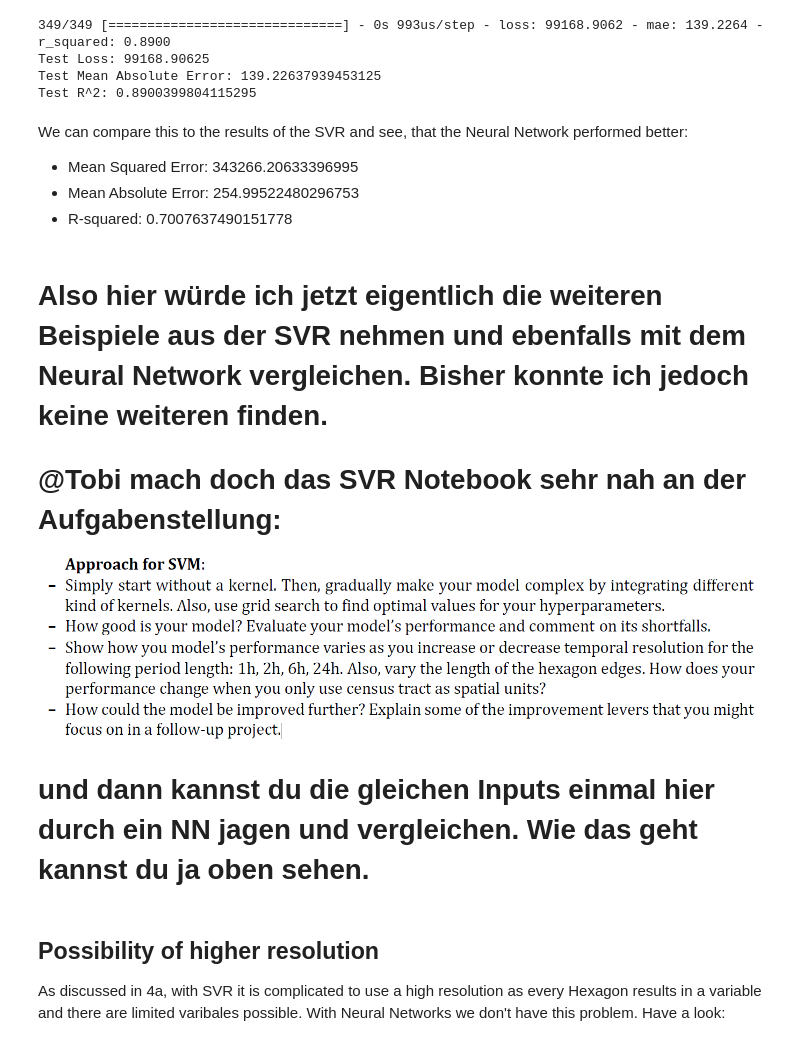
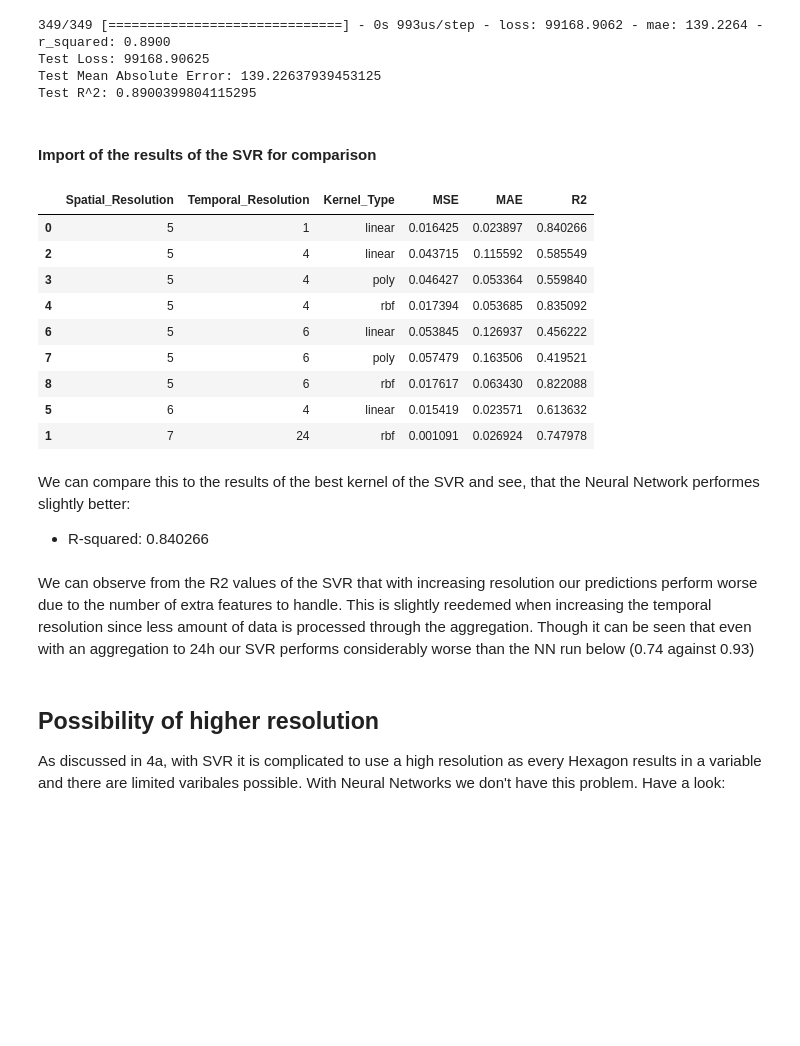
Before and after one commit to lniggemann/AAA_2023, a Jupyter notebook: 04b_NN.ipynb, the cells around one changed output. Drawn from its saved outputs; the diff is of its cells as text; code cells hidden in the pictures; blank space fills up the shorter version.

```diff
--- a/04b_NN.ipynb
+++ b/04b_NN.ipynb
@@ -208,8 +209,35 @@ print("Test R^2:", test_r2)
 Test Loss: 99168.90625
 Test Mean Absolute Error: 139.22637939453125
 Test R^2: 0.8900399804115295
+# %% [markdown]
+#### Import of the results of the SVR for comparison
+# %%
+folder_path = 'data/svm_predictions/'
+results_df = pd.DataFrame()
+
+# List all CSV files in the folder
+csv_files = [file for file in os.listdir(folder_path) if file.endswith('.csv')]
+
+# Loop through each CSV file and concatenate them
+for csv_file in csv_files:
+    file_path = os.path.join(folder_path, csv_file)
+    df = pd.read_csv(file_path)
+    results_df = pd.concat([results_df, df], ignore_index=True)
+results_df = results_df.drop(['Parameters', 'Unnamed: 0'], axis = 1)
+sorted_df = results_df.sort_values(by='Spatial_Resolution', ascending=True)
+# %%
+sorted_df
+# %% [output]
+|  | Spatial_Resolution | Temporal_Resolution | Kernel_Type | MSE | MAE | R2 |
+| 0 | 5 | 1 | linear | 0.016425 | 0.023897 | 0.840266 |
+| 2 | 5 | 4 | linear | 0.043715 | 0.115592 | 0.585549 |
+| 3 | 5 | 4 | poly | 0.046427 | 0.053364 | 0.559840 |
+| 4 | 5 | 4 | rbf | 0.017394 | 0.053685 | 0.835092 |
+| 6 | 5 | 6 | linear | 0.053845 | 0.126937 | 0.456222 |
+| 7 | 5 | 6 | poly | 0.057479 | 0.163506 | 0.419521 |
+| 8 | 5 | 6 | rbf | 0.017617 | 0.063430 | 0.822088 |
+| 5 | 6 | 4 | linear | 0.015419 | 0.023571 | 0.613632 |
+| 1 | 7 | 24 | rbf | 0.001091 | 0.026924 | 0.747978 |
 # %% [markdown]
-We can compare this to the results of the SVR and see, that the Neural Network performed better:
-- Mean Squared Error: 343266.20633396995
-- Mean Absolute Error: 254.99522480296753
-- R-squared: 0.7007637490151778
+We can compare this to the results of the best kernel of the SVR and see, that the Neural Network performes slightly better:
+- R-squared: 0.840266
@@ -218,6 +243,0 @@ We can compare this to the results of the SVR and see, that the Neural Network p
-# %% [markdown]
-# Also hier würde ich jetzt eigentlich die weiteren Beispiele aus der SVR nehmen und ebenfalls mit dem Neural Network vergleichen. Bisher konnte ich jedoch keine weiteren finden.
-
-# @Tobi mach doch das SVR Notebook sehr nah an der Aufgabenstellung:
-![image.png](embedded-picture-1)
-# und dann kannst du die gleichen Inputs einmal hier durch ein NN jagen und vergleichen. Wie das geht kannst du ja oben sehen.
@@ -226,3 +244,5 @@ We can compare this to the results of the SVR and see, that the Neural Network p
+# %% [markdown]
+We can observe from the R2 values of the SVR that with increasing resolution our predictions perform worse due to the number of extra features to handle. This is slightly reedemed when increasing the temporal resolution since less amount of data is processed through the aggregation. Though it can be seen that even with an aggregation to 24h our SVR performs considerably worse than the NN run below (0.74 against 0.93)
 # %% [markdown]
 ## Possibility of higher resolution
 As discussed in 4a, with SVR it is complicated to use a high resolution as every Hexagon results in a variable and there are limited varibales possible.
```
Also changed, not shown: parts of 3 cells of this notebook, 2 other files.
